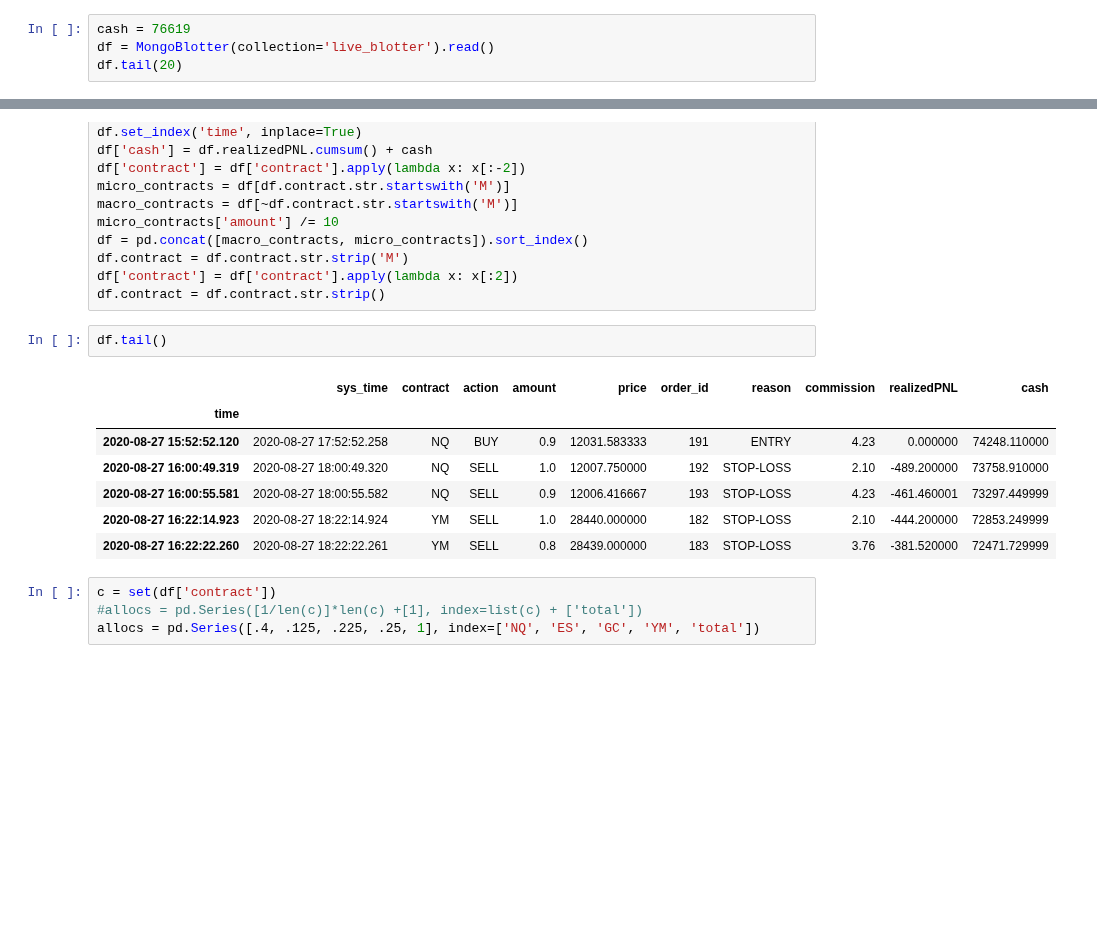
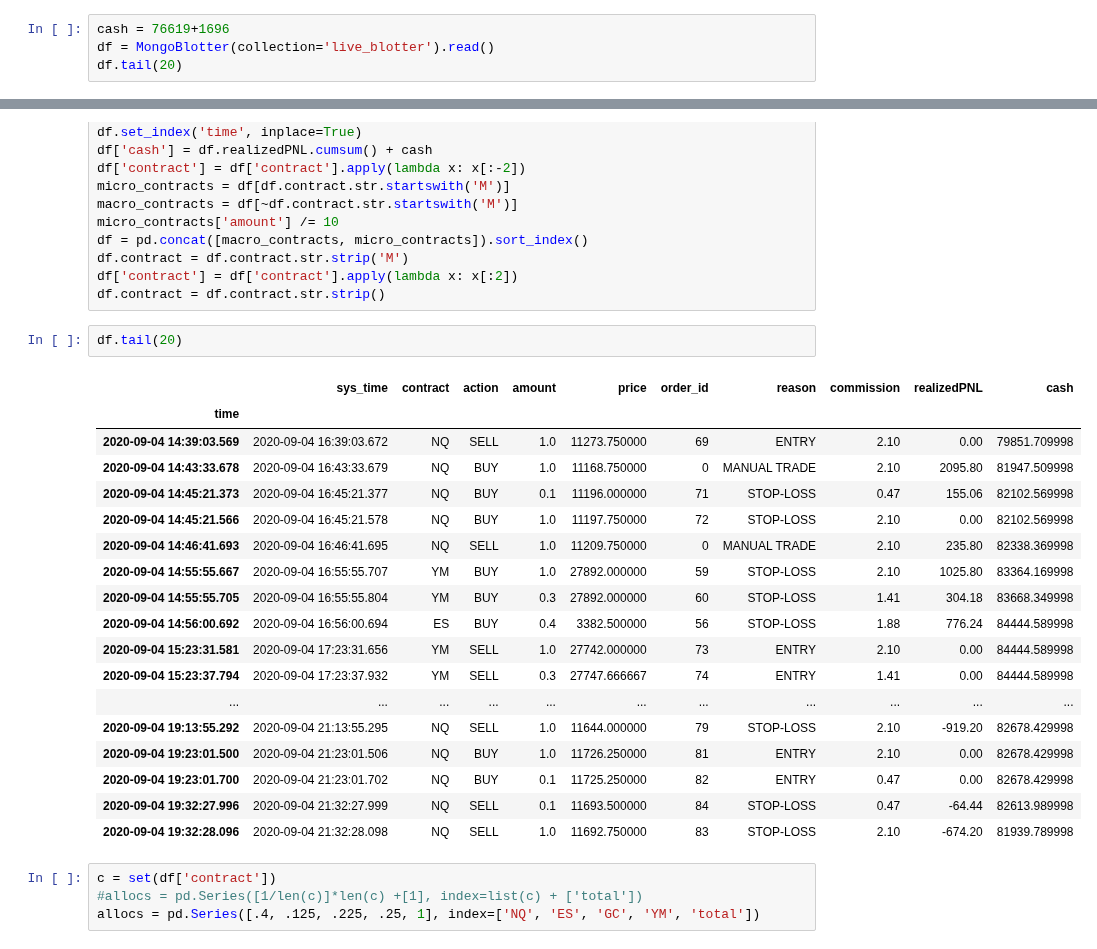
Before and after one commit to t1user/haymaker, a Jupyter notebook: notebooks/43_live_blotter_analyzer.ipynb, the cells around one changed output, grey strips where cells are left out. Cells and saved outputs as stored; diff of their text form; blank space fills up the shorter version.

```diff
--- a/notebooks/43_live_blotter_analyzer.ipynb
+++ b/notebooks/43_live_blotter_analyzer.ipynb
@@ -9,7 +9,7 @@ sys.path.append('/home/tomek/ib_tools')
 from blotter import MongoBlotter
 %matplotlib inline
 # %%
-cash = 76619
+cash = 76619+1696
 df = MongoBlotter(collection='live_blotter').read()
 df.tail(20)
 # %% [output]
@@ -47,15 +47,26 @@ df.contract = df.contract.str.strip('M')
 df['contract'] = df['contract'].apply(lambda x: x[:2])
 df.contract = df.contract.str.strip()
 # %%
-df.tail()
+df.tail(20)
 # %% [output]
 |  | sys_time | contract | action | amount | price | order_id | reason | commission | realizedPNL | cash |
 | time |  |  |  |  |  |  |  |  |  |  |
-| 2020-08-27 15:52:52.120 | 2020-08-27 17:52:52.258 | NQ | BUY | 0.9 | 12031.583333 | 191 | ENTRY | 4.23 | 0.000000 | 74248.110000 |
-| 2020-08-27 16:00:49.319 | 2020-08-27 18:00:49.320 | NQ | SELL | 1.0 | 12007.750000 | 192 | STOP-LOSS | 2.10 | -489.200000 | 73758.910000 |
-| 2020-08-27 16:00:55.581 | 2020-08-27 18:00:55.582 | NQ | SELL | 0.9 | 12006.416667 | 193 | STOP-LOSS | 4.23 | -461.460001 | 73297.449999 |
-| 2020-08-27 16:22:14.923 | 2020-08-27 18:22:14.924 | YM | SELL | 1.0 | 28440.000000 | 182 | STOP-LOSS | 2.10 | -444.200000 | 72853.249999 |
-| 2020-08-27 16:22:22.260 | 2020-08-27 18:22:22.261 | YM | SELL | 0.8 | 28439.000000 | 183 | STOP-LOSS | 3.76 | -381.520000 | 72471.729999 |
+| 2020-09-04 14:39:03.569 | 2020-09-04 16:39:03.672 | NQ | SELL | 1.0 | 11273.750000 | 69 | ENTRY | 2.10 | 0.00 | 79851.709998 |
+| 2020-09-04 14:43:33.678 | 2020-09-04 16:43:33.679 | NQ | BUY | 1.0 | 11168.750000 | 0 | MANUAL TRADE | 2.10 | 2095.80 | 81947.509998 |
+| 2020-09-04 14:45:21.373 | 2020-09-04 16:45:21.377 | NQ | BUY | 0.1 | 11196.000000 | 71 | STOP-LOSS | 0.47 | 155.06 | 82102.569998 |
+| 2020-09-04 14:45:21.566 | 2020-09-04 16:45:21.578 | NQ | BUY | 1.0 | 11197.750000 | 72 | STOP-LOSS | 2.10 | 0.00 | 82102.569998 |
+| 2020-09-04 14:46:41.693 | 2020-09-04 16:46:41.695 | NQ | SELL | 1.0 | 11209.750000 | 0 | MANUAL TRADE | 2.10 | 235.80 | 82338.369998 |
+| 2020-09-04 14:55:55.667 | 2020-09-04 16:55:55.707 | YM | BUY | 1.0 | 27892.000000 | 59 | STOP-LOSS | 2.10 | 1025.80 | 83364.169998 |
+| 2020-09-04 14:55:55.705 | 2020-09-04 16:55:55.804 | YM | BUY | 0.3 | 27892.000000 | 60 | STOP-LOSS | 1.41 | 304.18 | 83668.349998 |
+| 2020-09-04 14:56:00.692 | 2020-09-04 16:56:00.694 | ES | BUY | 0.4 | 3382.500000 | 56 | STOP-LOSS | 1.88 | 776.24 | 84444.589998 |
+| 2020-09-04 15:23:31.581 | 2020-09-04 17:23:31.656 | YM | SELL | 1.0 | 27742.000000 | 73 | ENTRY | 2.10 | 0.00 | 84444.589998 |
+| 2020-09-04 15:23:37.794 | 2020-09-04 17:23:37.932 | YM | SELL | 0.3 | 27747.666667 | 74 | ENTRY | 1.41 | 0.00 | 84444.589998 |
+| ... | ... | ... | ... | ... | ... | ... | ... | ... | ... | ... |
+| 2020-09-04 19:13:55.292 | 2020-09-04 21:13:55.295 | NQ | SELL | 1.0 | 11644.000000 | 79 | STOP-LOSS | 2.10 | -919.20 | 82678.429998 |
+| 2020-09-04 19:23:01.500 | 2020-09-04 21:23:01.506 | NQ | BUY | 1.0 | 11726.250000 | 81 | ENTRY | 2.10 | 0.00 | 82678.429998 |
+| 2020-09-04 19:23:01.700 | 2020-09-04 21:23:01.702 | NQ | BUY | 0.1 | 11725.250000 | 82 | ENTRY | 0.47 | 0.00 | 82678.429998 |
+| 2020-09-04 19:32:27.996 | 2020-09-04 21:32:27.999 | NQ | SELL | 0.1 | 11693.500000 | 84 | STOP-LOSS | 0.47 | -64.44 | 82613.989998 |
+| 2020-09-04 19:32:28.096 | 2020-09-04 21:32:28.098 | NQ | SELL | 1.0 | 11692.750000 | 83 | STOP-LOSS | 2.10 | -674.20 | 81939.789998 |
 # %%
 c = set(df['contract'])
 #allocs = pd.Series([1/len(c)]*len(c) +[1], index=list(c) + ['total'])
```
Also changed, not shown: parts of 17 cells of this notebook, 57 other files.
